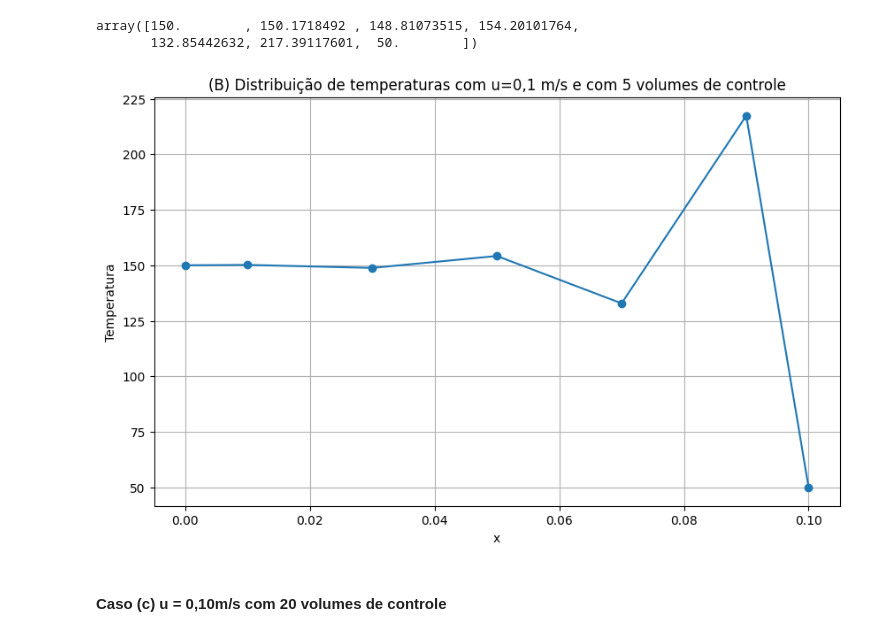
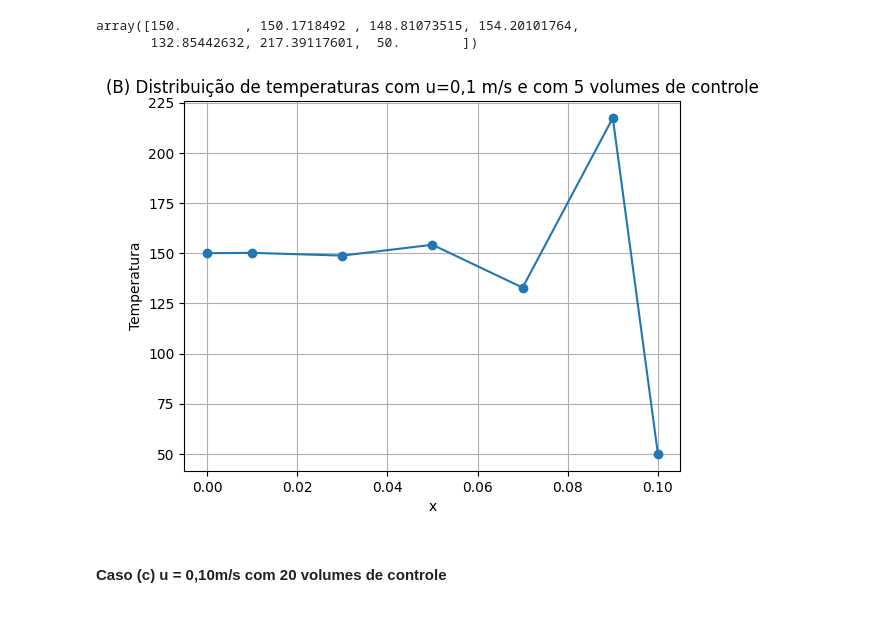
Before and after one commit to Ab-nin/UTFPR, a Jupyter notebook: Lista 07_CFD_Abner Vieira.ipynb, the cells around one changed output. Cells and saved outputs as stored; diff of their text form; code cells hidden in the pictures.

```diff
--- a/Lista 07_CFD_Abner Vieira.ipynb
+++ b/Lista 07_CFD_Abner Vieira.ipynb
@@ -275,15 +275,15 @@ T_B
 array([150.        , 150.1718492 , 148.81073515, 154.20101764,
        132.85442632, 217.39117601,  50.        ])
 # %%
-plt.figure(figsize=(10,6))
+plt.figure()
 plt.plot(x_nodes, T_B, 'o-')
 plt.title('(B) Distribuição de temperaturas com u=0,1 m/s e com 5 volumes de controle')
 plt.xlabel('x')
 plt.ylabel('Temperatura')
 plt.grid(True)
 plt.show()
 # %% [output]
-[figure, old version]
+[figure, new version]
 # %% [markdown]
 #### Caso (c) u = 0,10m/s com 20 volumes de controle
 # %%
```
Also changed, not shown: parts of 7 cells of this notebook, 1 other file.
